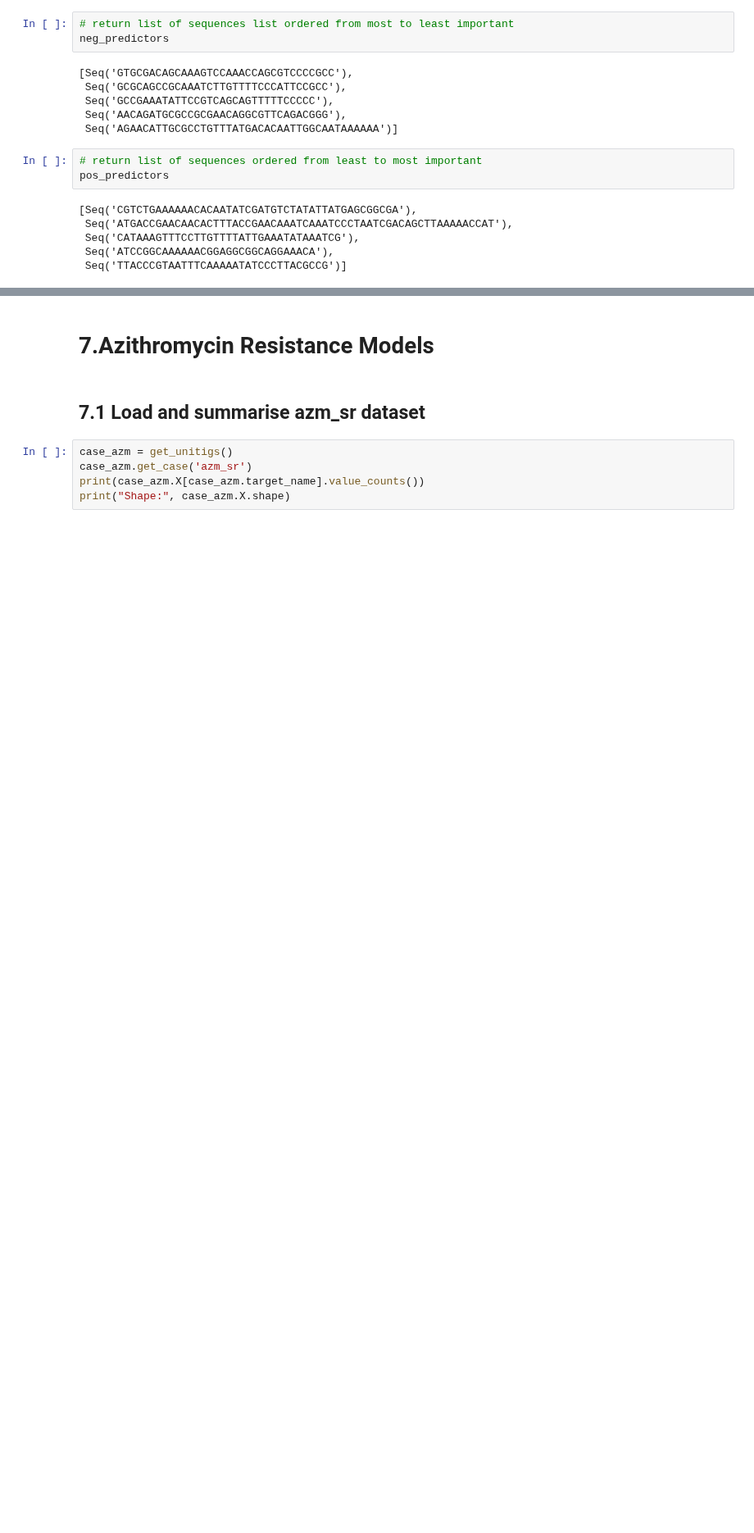
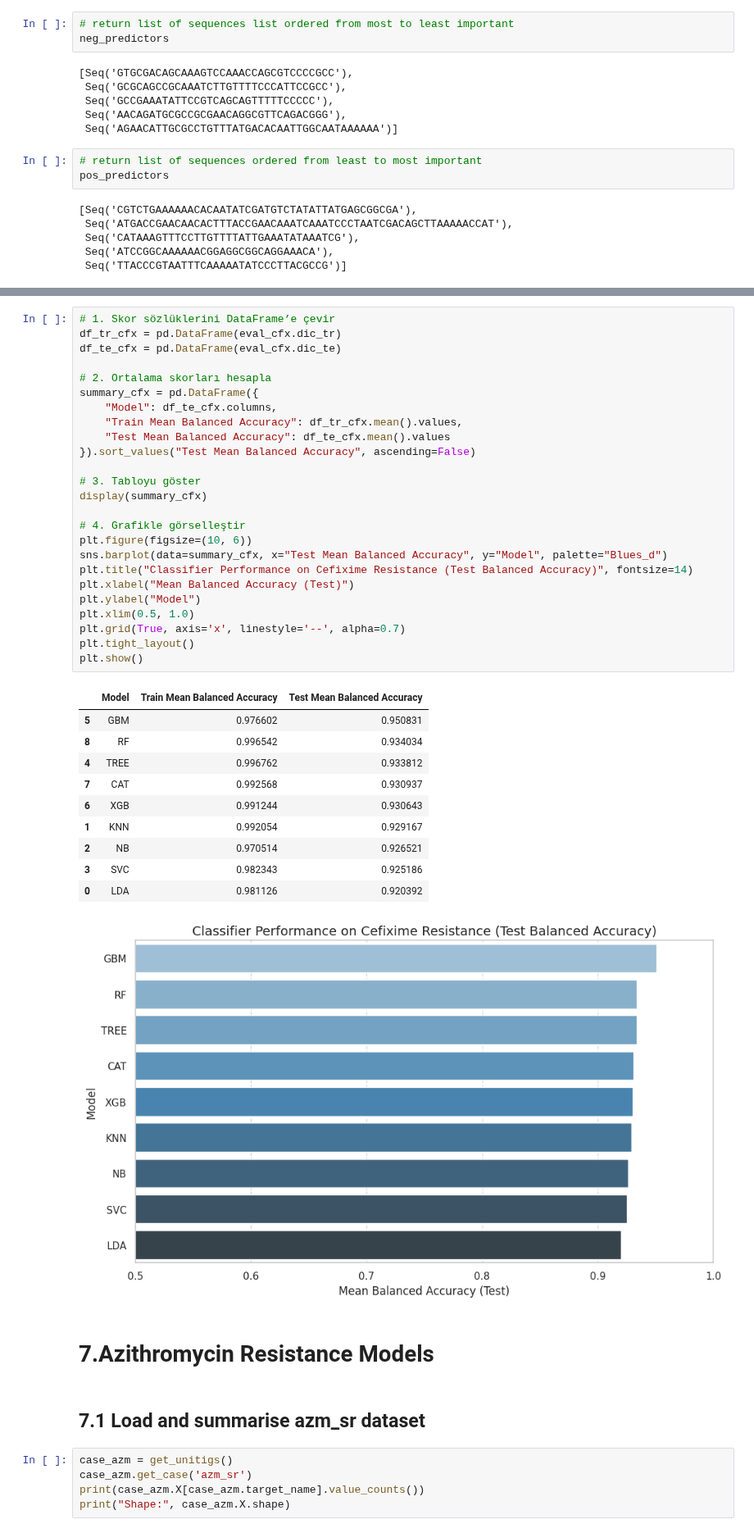
Before and after one commit to MrEktirir/Antibiotics-Resistance-Prediction, a Jupyter notebook: Notebooks/main.ipynb, the cells around one changed output, grey strips where cells are left out. Shown at 82% size. Saved outputs shown, nothing was run; the diff lists cells and outputs as text; blank space fills up the shorter version.

```diff
--- a/Notebooks/main.ipynb
+++ b/Notebooks/main.ipynb
@@ -1745,3 +1747,40 @@ pos_predictors
+# %%
+# 1. Skor sözlüklerini DataFrame’e çevir
+df_tr_cfx = pd.DataFrame(eval_cfx.dic_tr)
+df_te_cfx = pd.DataFrame(eval_cfx.dic_te)
+
+# 2. Ortalama skorları hesapla
+summary_cfx = pd.DataFrame({
+    "Model": df_te_cfx.columns,
+    "Train Mean Balanced Accuracy": df_tr_cfx.mean().values,
+    "Test Mean Balanced Accuracy": df_te_cfx.mean().values
+}).sort_values("Test Mean Balanced Accuracy", ascending=False)
+
+# 3. Tabloyu göster
+display(summary_cfx)
+
+# 4. Grafikle görselleştir
+plt.figure(figsize=(10, 6))
+sns.barplot(data=summary_cfx, x="Test Mean Balanced Accuracy", y="Model", palette="Blues_d")
+plt.title("Classifier Performance on Cefixime Resistance (Test Balanced Accuracy)", fontsize=14)
+plt.xlabel("Mean Balanced Accuracy (Test)")
+plt.ylabel("Model")
+plt.xlim(0.5, 1.0)
+plt.grid(True, axis='x', linestyle='--', alpha=0.7)
+plt.tight_layout()
+plt.show()
+# %% [output]
+|  | Model | Train Mean Balanced Accuracy | Test Mean Balanced Accuracy |
+| 5 | GBM | 0.976602 | 0.950831 |
+| 8 | RF | 0.996542 | 0.934034 |
+| 4 | TREE | 0.996762 | 0.933812 |
+| 7 | CAT | 0.992568 | 0.930937 |
+| 6 | XGB | 0.991244 | 0.930643 |
+| 1 | KNN | 0.992054 | 0.929167 |
+| 2 | NB | 0.970514 | 0.926521 |
+| 3 | SVC | 0.982343 | 0.925186 |
+| 0 | LDA | 0.981126 | 0.920392 |
+[figure, added]
 # %% [markdown]
 # 7.Azithromycin Resistance Models
 # %% [markdown]
```
Also changed, not shown: parts of 17 cells of this notebook.
